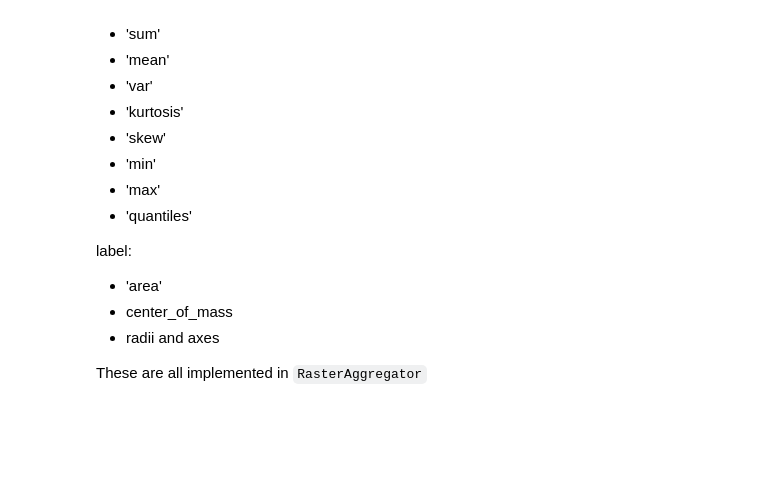
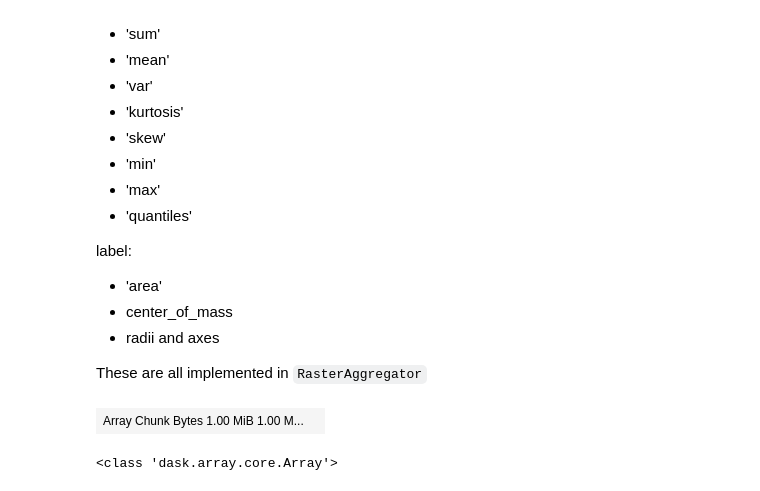
Before and after one commit to ArneDefauw/ilastik-napari, a Jupyter notebook: notebooks/object_classification_workflow.ipynb, the cells around one changed output. Cells and saved outputs as stored; diff of their text form; code cells hidden in the pictures; blank space fills up the shorter version.

```diff
--- a/notebooks/object_classification_workflow.ipynb
+++ b/notebooks/object_classification_workflow.ipynb
@@ -5,0 +7,9 @@ import harpy as hp
+# %%
+import harpy as hp
+import pandas as pd
+import dask.dataframe as dd
+import dask.array as da
+from spatialdata import read_zarr
+
+pd.set_option('display.max_columns', None)
+# pd.set_option('display.max_rows', None)
@@ -6,5 +46,5 @@ import harpy as hp
 # %%
 from spatialdata import read_zarr
 
-sdata=read_zarr( "/Users/arnedf/VIB/DATA/test_data_ilastik/sdata_channels.zarr" )
+sdata=read_zarr(r"C:\Users\matti\Documents\WERK\STAGE\VIB\data\sdata_channels.zarr")
 sdata
@@ -29,6 +87,10 @@ label:
 - radii and axes
 
 These are all implemented in `RasterAggregator`
+# %%
+sdata["masks_whole"].data
+# %% [output]
+| Array Chunk Bytes 1.00 MiB 1.00 M... |  |
 # %%
 import dask.array as da
 
@@ -36,6 +98,10 @@ mask=sdata[ "mask_whole_testing" ].data[ None, ... ] # (z,y,x)
 
 image=da.concatenate([ sdata[ _image_name ].data for _image_name in [*sdata.images] ])
 image=image[ :, None, ... ] # ( c,z,y,x )
+# %%
+print(type(image))
+# %% [output]
+<class 'dask.array.core.Array'>
 # %%
 from harpy.utils._aggregate import RasterAggregator
 
```
Also changed, not shown: parts of 28 cells of this notebook, 4 other files.
